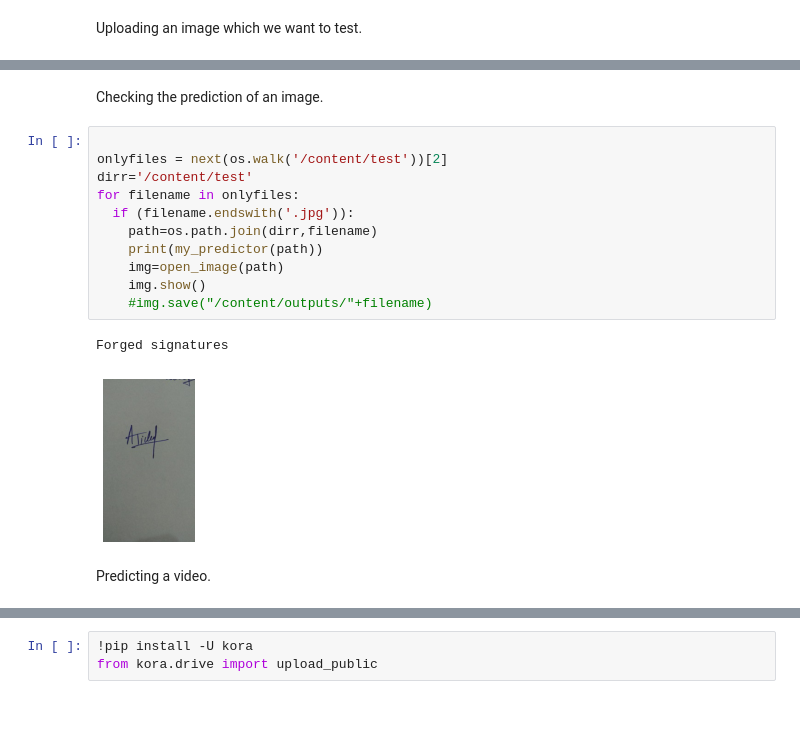
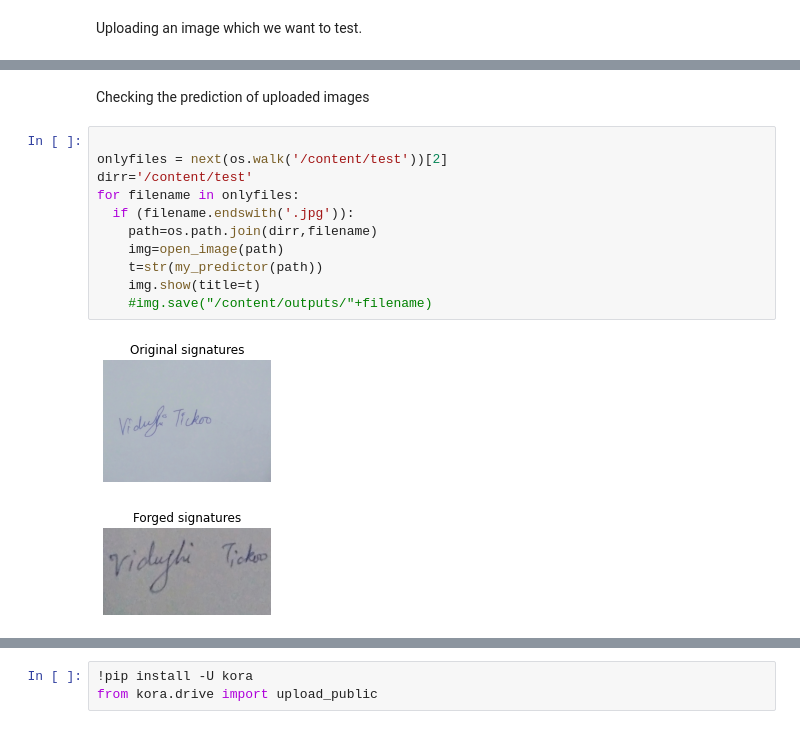
Before and after one commit to v03012000/Geeksman_AISquad_Project1_VIDUSHI-TICKOO, a Jupyter notebook: Predicting.ipynb, the cells around one changed output, grey strips where cells are left out. Cells and saved outputs as stored; diff of their text form.

```diff
--- a/Predicting.ipynb
+++ b/Predicting.ipynb
@@ -67,19 +66,17 @@ Saving 33.jpg to 33.jpg
 /content
 # %% [markdown]
-Checking the prediction of an image.
+Checking the prediction of uploaded images
 # %%
 
 onlyfiles = next(os.walk('/content/test'))[2]
 dirr='/content/test'
 for filename in onlyfiles:
   if (filename.endswith('.jpg')):
     path=os.path.join(dirr,filename)
-    print(my_predictor(path))
     img=open_image(path)
-    img.show()
+    t=str(my_predictor(path))
+    img.show(title=t)
     #img.save("/content/outputs/"+filename)
 # %% [output]
-Forged signatures
-[figure, old version]
+[figure, new version]
+[figure, added]
-# %% [markdown]
-Predicting a video.
```
Also changed, not shown: parts of 9 cells of this notebook.
